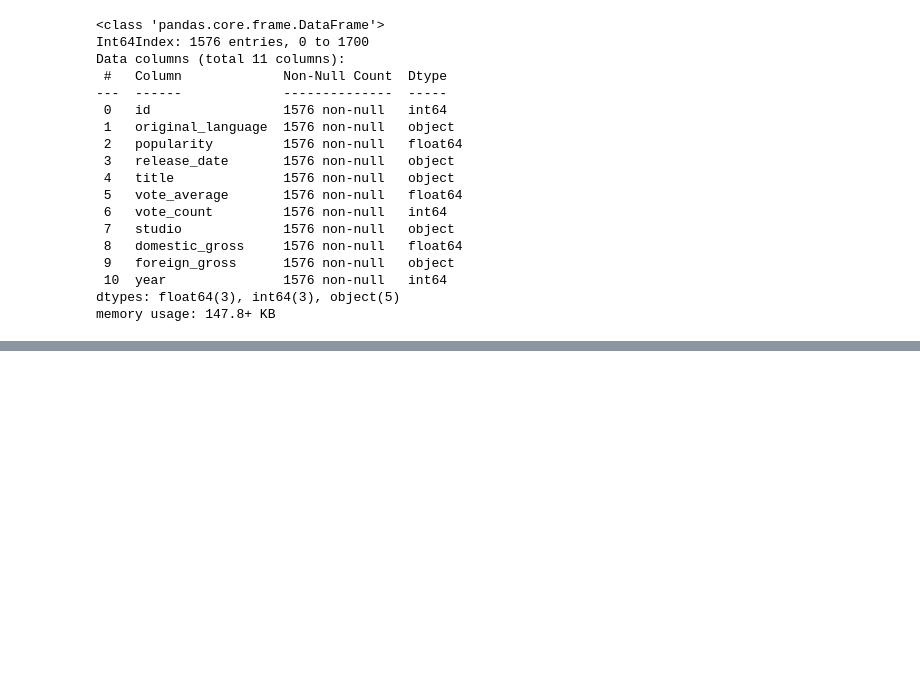
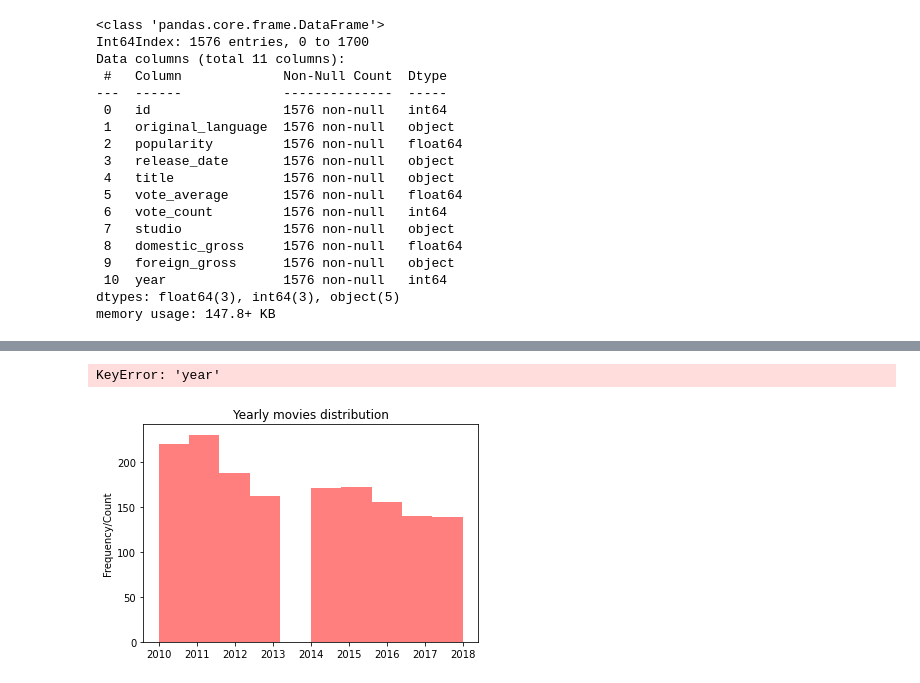
Before and after one commit to eltonmwema/Python-Pandas-EDA, a Jupyter notebook: student.ipynb, the cells around one changed output, grey strips where cells are left out. Cells and saved outputs as stored; diff of their text form; code cells hidden in the pictures; blank space fills up the shorter version.

```diff
--- a/student.ipynb
+++ b/student.ipynb
@@ -403,0 +409,11 @@ Name: original_language, dtype: int64
+# %%
+ax = data_set['year'].plot.hist(color='red', alpha=0.5)
+
+ax.set_title('Yearly movies distribution')
+
+ax.set_ylabel('Frequency/Count')
+
+plt.axvline(x = df['year'].mean(), color = 'black', label = 'average popularity');
+# %% [output]
+KeyError: 'year'
+[figure, added]
```
Also changed, not shown: parts of 5 cells of this notebook.
